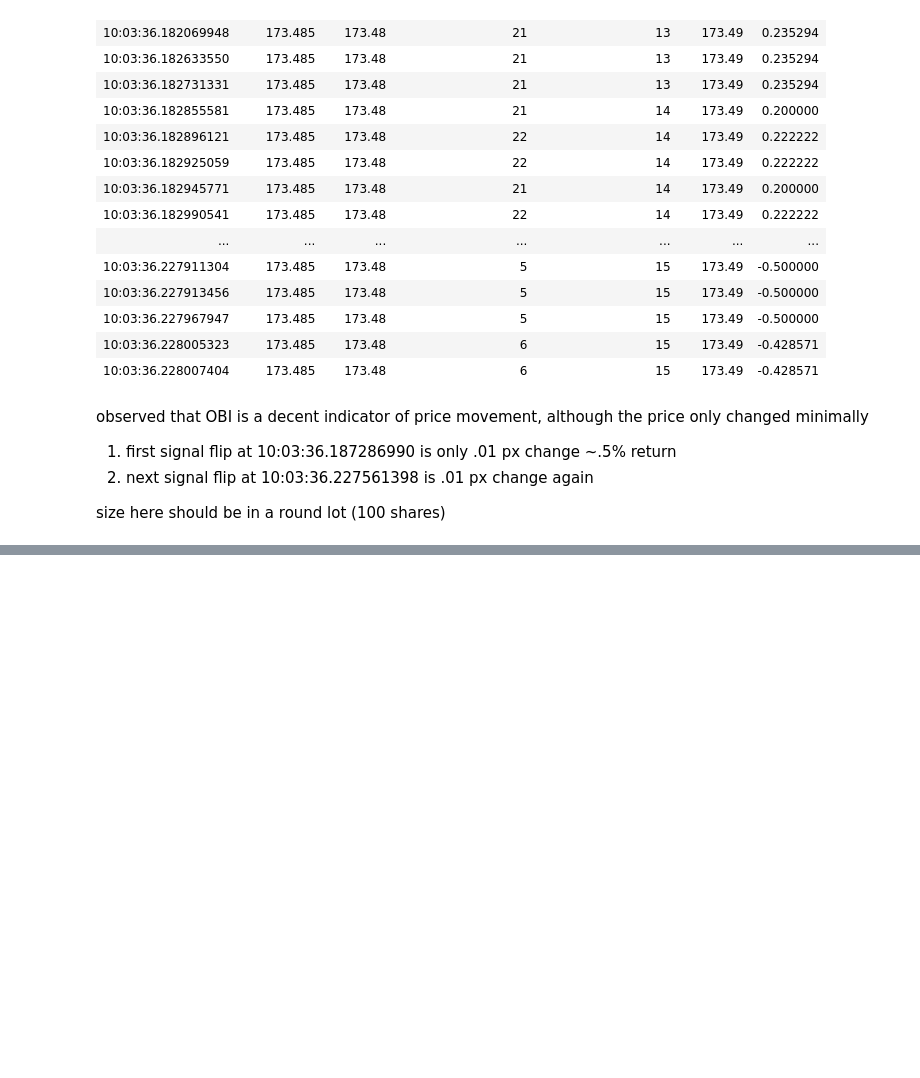
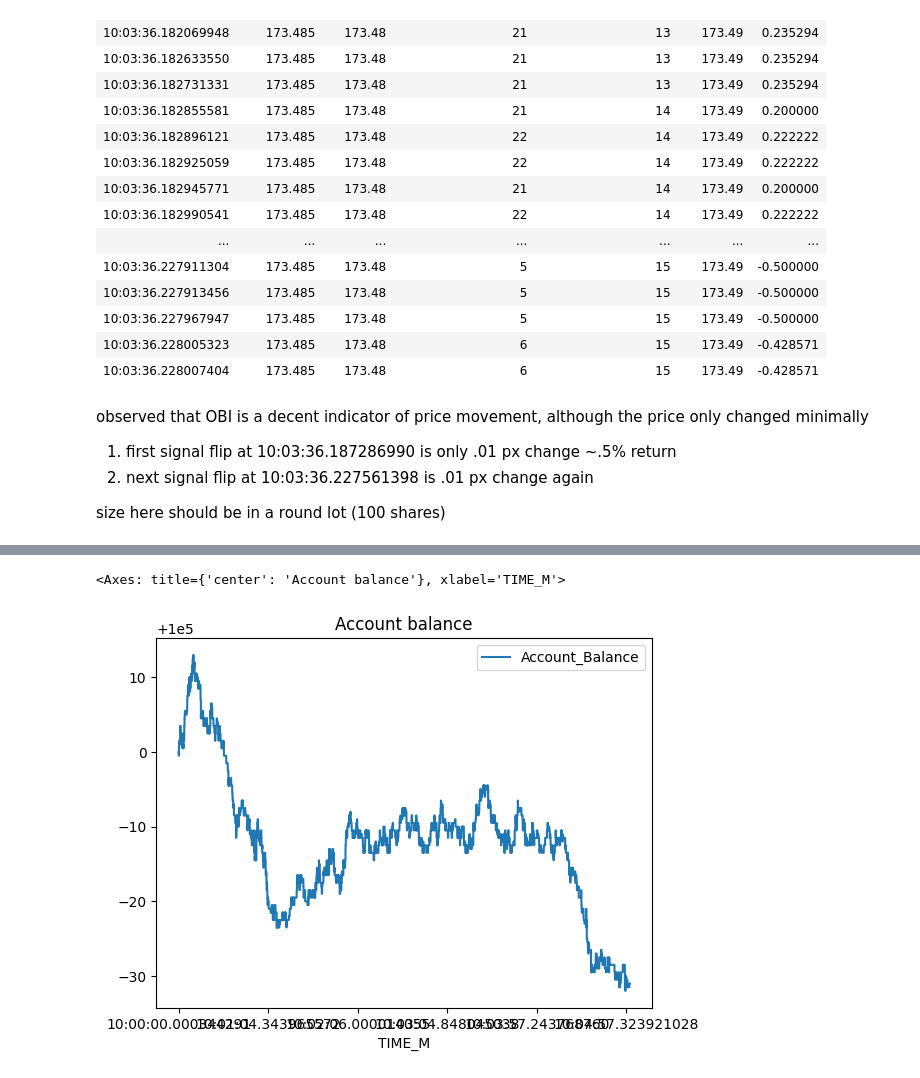
Before and after one commit to changjulian17/mqf_practice, a Jupyter notebook: QF621_Quant_Trading_Strats/order_rebalancing/main.ipynb, the cells around one changed output, grey strips where cells are left out. Drawn from its saved outputs; the diff is of its cells as text; code cells hidden in the pictures; blank space fills up the shorter version.

Commit message:
used example code and configured for live tick level data.

```diff
--- a/QF621_Quant_Trading_Strats/order_rebalancing/main.ipynb
+++ b/QF621_Quant_Trading_Strats/order_rebalancing/main.ipynb
@@ -218,0 +224,9 @@ size here should be in a round lot (100 shares)
+# %%
+vwap_window = 50
+obi_threshold = 0.8
+
+backtest_results = []
+# %%
+strategy = OBIVWAPStrategy(vwap_window, obi_threshold)
+signal_data = strategy.generate_signals(df.copy())
+backtest_data = strategy.backtest(signal_data)
@@ -218,0 +275,5 @@ size here should be in a round lot (100 shares)
+# %%
+signal_data.plot(x='TIME_M', y='Account_Balance', title='Account balance')
+# %% [output]
+<Axes: title={'center': 'Account balance'}, xlabel='TIME_M'>
+[figure, added]
```
Also changed, not shown: parts of 12 cells of this notebook.
